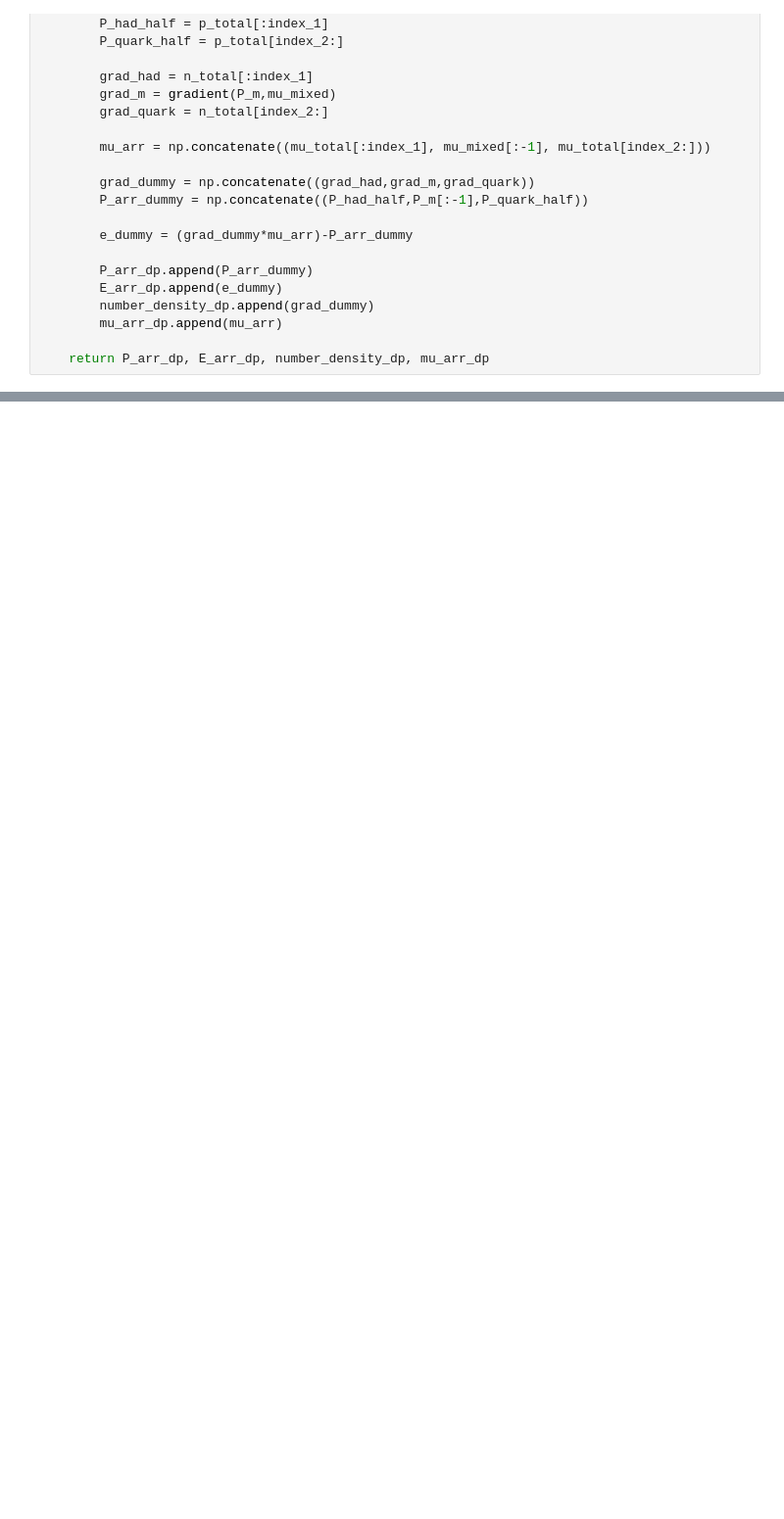
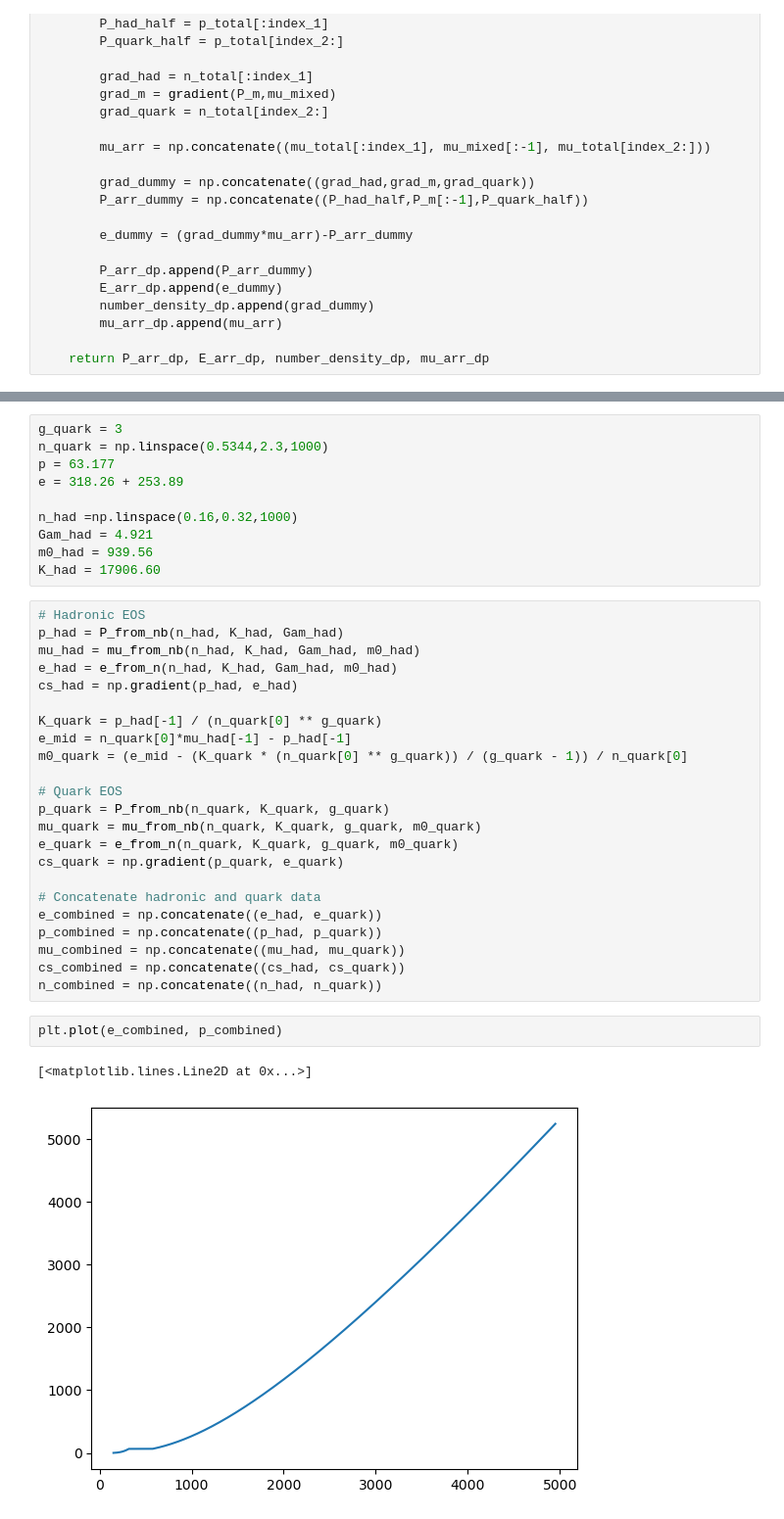
Before and after one commit to katta626/Phase_Transition, a Jupyter notebook: code/Relation_Codes/eos_mixed_phase.ipynb, the cells around one changed output, grey strips where cells are left out. Shown: that part at 98% size. Drawn from its saved outputs; the diff is of its cells as text; blank space fills up the shorter version.

```diff
--- a/code/Relation_Codes/eos_mixed_phase.ipynb
+++ b/code/Relation_Codes/eos_mixed_phase.ipynb
@@ -228,0 +200,38 @@ def max_smoothness_eos(pressure, mu, p_crit, mu_crit):
+# %%
+g_quark = 3
+n_quark = np.linspace(0.5344,2.3,1000)
+p = 63.177
+e = 318.26 + 253.89
+
+n_had =np.linspace(0.16,0.32,1000)
+Gam_had = 4.921
+m0_had = 939.56
+K_had = 17906.60
+# %%
+# Hadronic EOS
+p_had = P_from_nb(n_had, K_had, Gam_had)
+mu_had = mu_from_nb(n_had, K_had, Gam_had, m0_had)
+e_had = e_from_n(n_had, K_had, Gam_had, m0_had)
+cs_had = np.gradient(p_had, e_had)
+
+K_quark = p_had[-1] / (n_quark[0] ** g_quark)
+e_mid = n_quark[0]*mu_had[-1] - p_had[-1]
+m0_quark = (e_mid - (K_quark * (n_quark[0] ** g_quark)) / (g_quark - 1)) / n_quark[0]
+
+# Quark EOS
+p_quark = P_from_nb(n_quark, K_quark, g_quark)
+mu_quark = mu_from_nb(n_quark, K_quark, g_quark, m0_quark)
+e_quark = e_from_n(n_quark, K_quark, g_quark, m0_quark)
+cs_quark = np.gradient(p_quark, e_quark)
+
+# Concatenate hadronic and quark data
+e_combined = np.concatenate((e_had, e_quark))
+p_combined = np.concatenate((p_had, p_quark))
+mu_combined = np.concatenate((mu_had, mu_quark))
+cs_combined = np.concatenate((cs_had, cs_quark))
+n_combined = np.concatenate((n_had, n_quark))
+# %%
+plt.plot(e_combined, p_combined)
+# %% [output]
+[<matplotlib.lines.Line2D at 0x...>]
+[figure, added]
```
Also changed, not shown: parts of 13 cells of this notebook, 2 other files.
